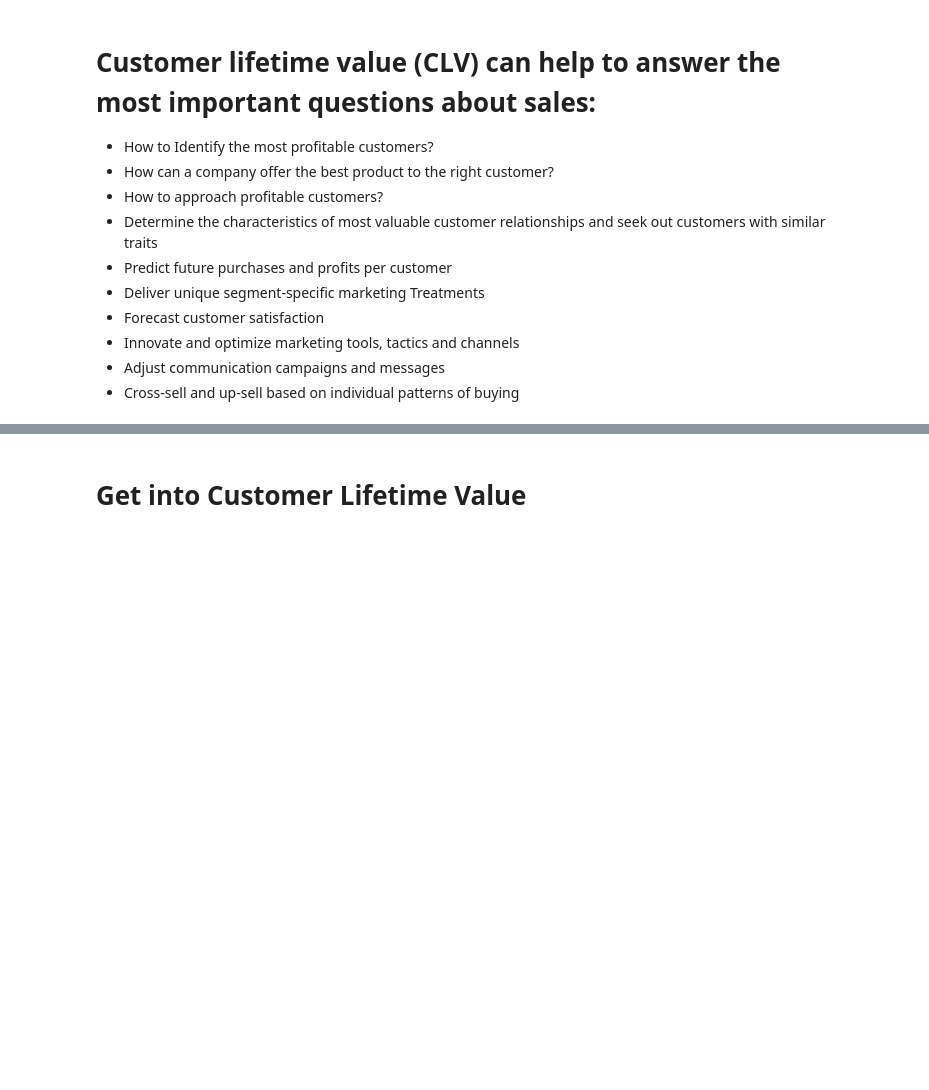
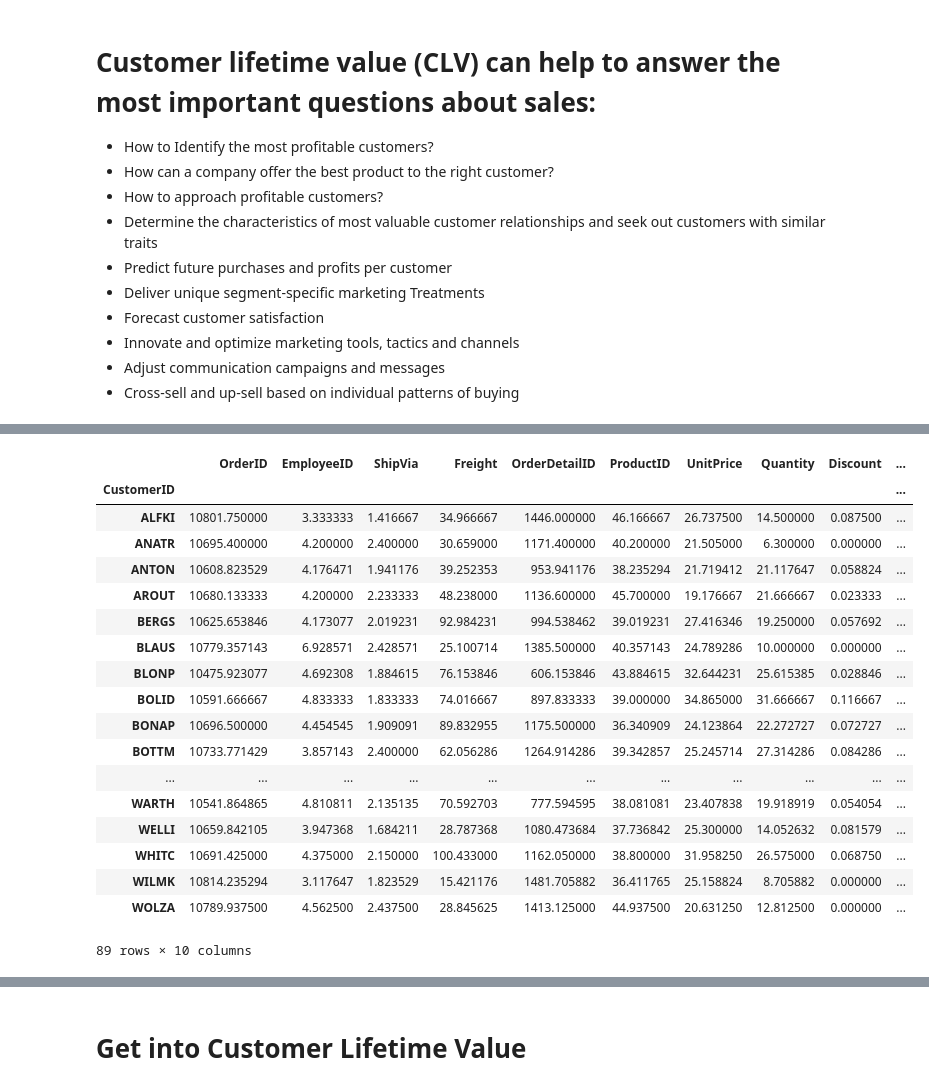
Before and after one commit to JGruettner/comprehensive_crm, a Jupyter notebook: Forecast_Deep.ipynb, the cells around one changed output, grey strips where cells are left out. Saved outputs shown, nothing was run; the diff lists cells and outputs as text; code cells hidden in the pictures; blank space fills up the shorter version.

```diff
--- a/Forecast_Deep.ipynb
+++ b/Forecast_Deep.ipynb
@@ -39,8 +70,28 @@ mds2.info()
 # %%
 #Calculate total purchase aga revenue
 mds2['TotalPurchase'] = (mds2['Quantity'] * mds2['UnitPrice']) - (mds2['Quantity'] * mds2['UnitPrice']* mds2['Discount'])
 mds2['OrderDate'] = pd.to_datetime(mds2['OrderDate'])
-mds2['CustomerID'].shape
+mds2.groupby('CustomerID').mean()
+# %% [output]
+|  | OrderID | EmployeeID | ShipVia | Freight | OrderDetailID | ProductID | UnitPrice | Quantity | Discount | ... |
+| CustomerID |  |  |  |  |  |  |  |  |  | ... |
+| ALFKI | 10801.750000 | 3.333333 | 1.416667 | 34.966667 | 1446.000000 | 46.166667 | 26.737500 | 14.500000 | 0.087500 | ... |
+| ANATR | 10695.400000 | 4.200000 | 2.400000 | 30.659000 | 1171.400000 | 40.200000 | 21.505000 | 6.300000 | 0.000000 | ... |
+| ANTON | 10608.823529 | 4.176471 | 1.941176 | 39.252353 | 953.941176 | 38.235294 | 21.719412 | 21.117647 | 0.058824 | ... |
+| AROUT | 10680.133333 | 4.200000 | 2.233333 | 48.238000 | 1136.600000 | 45.700000 | 19.176667 | 21.666667 | 0.023333 | ... |
+| BERGS | 10625.653846 | 4.173077 | 2.019231 | 92.984231 | 994.538462 | 39.019231 | 27.416346 | 19.250000 | 0.057692 | ... |
+| BLAUS | 10779.357143 | 6.928571 | 2.428571 | 25.100714 | 1385.500000 | 40.357143 | 24.789286 | 10.000000 | 0.000000 | ... |
+| BLONP | 10475.923077 | 4.692308 | 1.884615 | 76.153846 | 606.153846 | 43.884615 | 32.644231 | 25.615385 | 0.028846 | ... |
+| BOLID | 10591.666667 | 4.833333 | 1.833333 | 74.016667 | 897.833333 | 39.000000 | 34.865000 | 31.666667 | 0.116667 | ... |
+| BONAP | 10696.500000 | 4.454545 | 1.909091 | 89.832955 | 1175.500000 | 36.340909 | 24.123864 | 22.272727 | 0.072727 | ... |
+| BOTTM | 10733.771429 | 3.857143 | 2.400000 | 62.056286 | 1264.914286 | 39.342857 | 25.245714 | 27.314286 | 0.084286 | ... |
+| ... | ... | ... | ... | ... | ... | ... | ... | ... | ... | ... |
+| WARTH | 10541.864865 | 4.810811 | 2.135135 | 70.592703 | 777.594595 | 38.081081 | 23.407838 | 19.918919 | 0.054054 | ... |
+| WELLI | 10659.842105 | 3.947368 | 1.684211 | 28.787368 | 1080.473684 | 37.736842 | 25.300000 | 14.052632 | 0.081579 | ... |
+| WHITC | 10691.425000 | 4.375000 | 2.150000 | 100.433000 | 1162.050000 | 38.800000 | 31.958250 | 26.575000 | 0.068750 | ... |
+| WILMK | 10814.235294 | 3.117647 | 1.823529 | 15.421176 | 1481.705882 | 36.411765 | 25.158824 | 8.705882 | 0.000000 | ... |
+| WOLZA | 10789.937500 | 4.562500 | 2.437500 | 28.845625 | 1413.125000 | 44.937500 | 20.631250 | 12.812500 | 0.000000 | ... |
+89 rows × 10 columns
 # %%
 # Calculate basic RFM Score manually
 #T = Zeit zwischen der ersten Bestellung eines Kunden und dem Ende des Merkmalzeitraums
```
Also changed, not shown: parts of 34 cells of this notebook, 1 other file.
